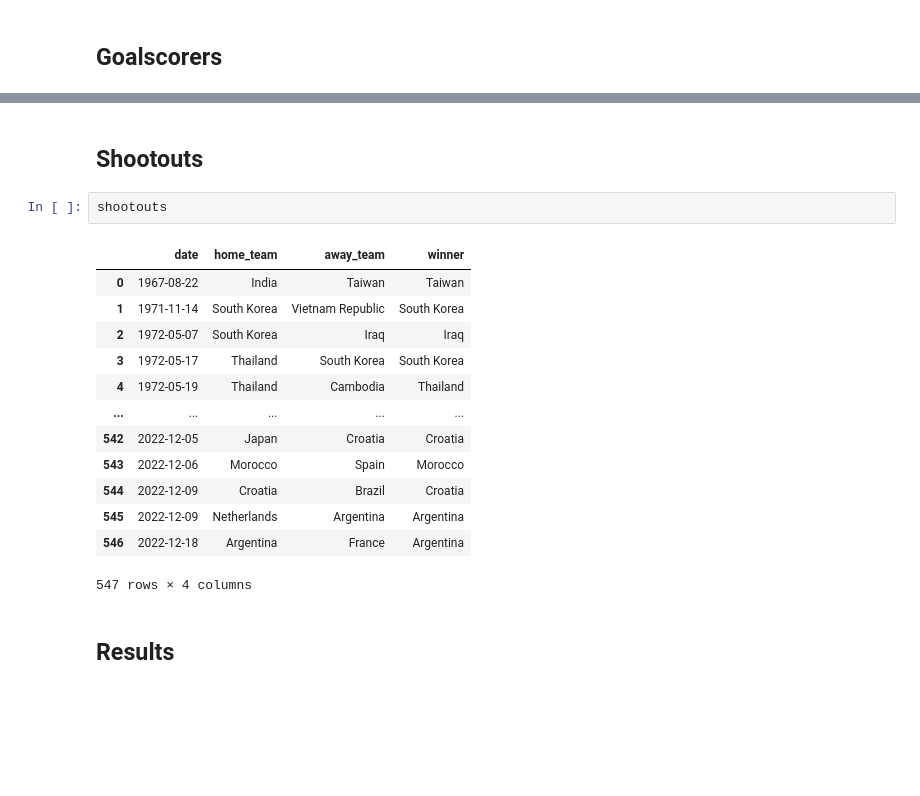
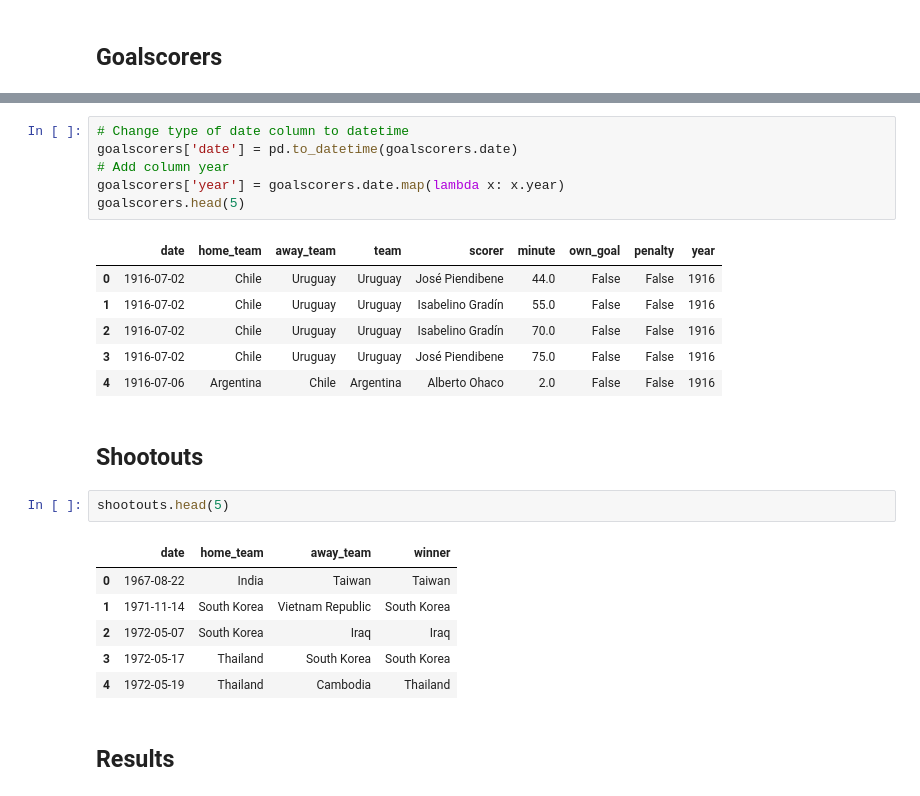
Before and after one commit to ryann-arruda/python-data-analysis, a Jupyter notebook: Data_Visualization.ipynb, the cells around one changed output, grey strips where cells are left out. Cells and saved outputs as stored; diff of their text form; blank space fills up the shorter version.

```diff
--- a/Data_Visualization.ipynb
+++ b/Data_Visualization.ipynb
@@ -30,20 +23,26 @@ goalscorers
+# %%
+# Change type of date column to datetime
+goalscorers['date'] = pd.to_datetime(goalscorers.date)
+# Add column year
+goalscorers['year'] = goalscorers.date.map(lambda x: x.year)
+goalscorers.head(5)
+# %% [output]
+|  | date | home_team | away_team | team | scorer | minute | own_goal | penalty | year |
+| 0 | 1916-07-02 | Chile | Uruguay | Uruguay | José Piendibene | 44.0 | False | False | 1916 |
+| 1 | 1916-07-02 | Chile | Uruguay | Uruguay | Isabelino Gradín | 55.0 | False | False | 1916 |
+| 2 | 1916-07-02 | Chile | Uruguay | Uruguay | Isabelino Gradín | 70.0 | False | False | 1916 |
+| 3 | 1916-07-02 | Chile | Uruguay | Uruguay | José Piendibene | 75.0 | False | False | 1916 |
+| 4 | 1916-07-06 | Argentina | Chile | Argentina | Alberto Ohaco | 2.0 | False | False | 1916 |
 # %% [markdown]
 ## **Shootouts**
 # %%
-shootouts
+shootouts.head(5)
 # %% [output]
 |  | date | home_team | away_team | winner |
 | 0 | 1967-08-22 | India | Taiwan | Taiwan |
 | 1 | 1971-11-14 | South Korea | Vietnam Republic | South Korea |
 | 2 | 1972-05-07 | South Korea | Iraq | Iraq |
 | 3 | 1972-05-17 | Thailand | South Korea | South Korea |
 | 4 | 1972-05-19 | Thailand | Cambodia | Thailand |
-| ... | ... | ... | ... | ... |
-| 542 | 2022-12-05 | Japan | Croatia | Croatia |
-| 543 | 2022-12-06 | Morocco | Spain | Morocco |
-| 544 | 2022-12-09 | Croatia | Brazil | Croatia |
-| 545 | 2022-12-09 | Netherlands | Argentina | Argentina |
-| 546 | 2022-12-18 | Argentina | France | Argentina |
-547 rows × 4 columns
 # %% [markdown]
 ## **Results**
```
Also changed, not shown: parts of 42 cells of this notebook.
